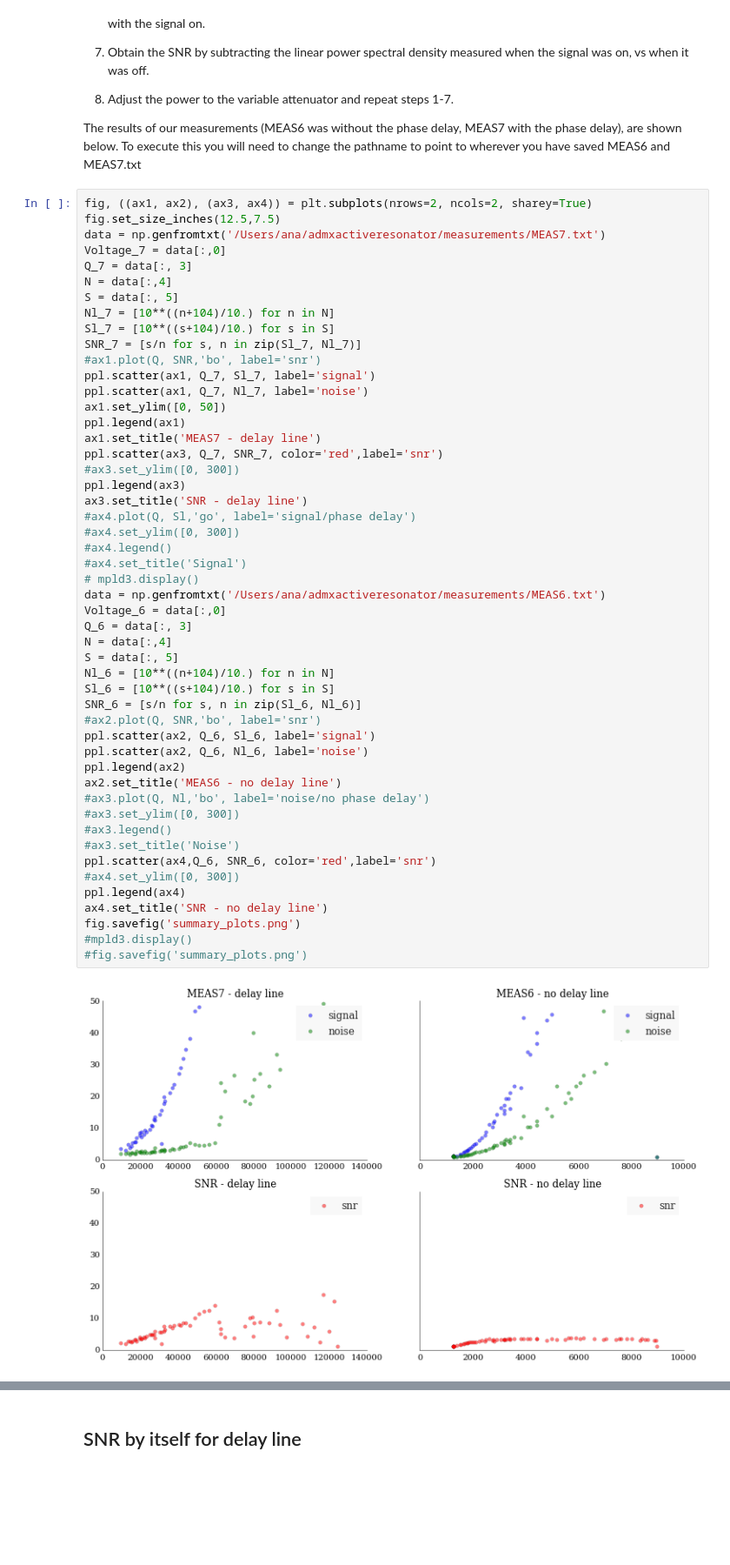
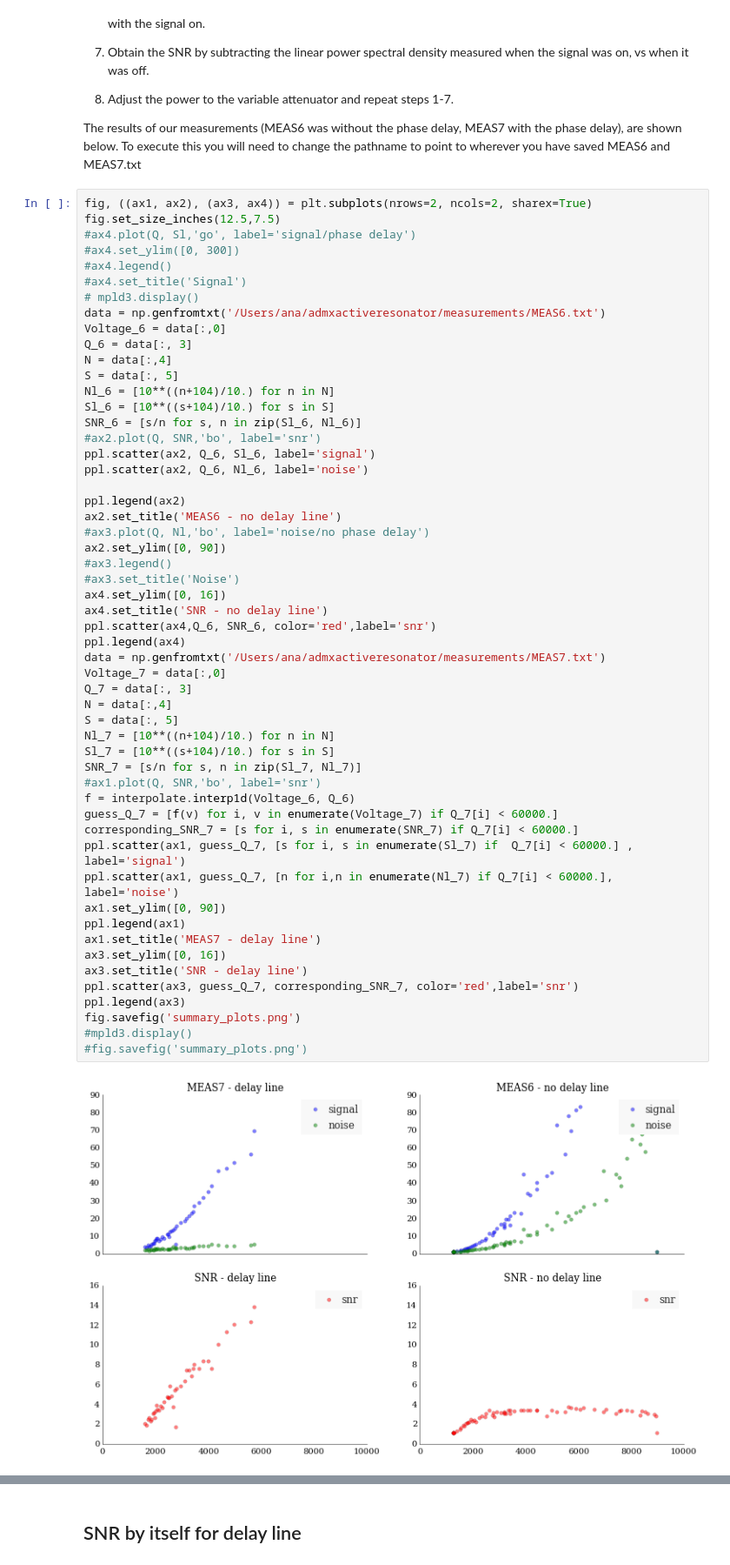
Before and after one commit to atmalagon/activeresonator, a Jupyter notebook: ipython_notebooks/Active_Resonator_Calculations.ipynb, the cells around one changed output, grey strips where cells are left out. Shown at 87% size. Cells and saved outputs as stored; diff of their text form; blank space fills up the shorter version.

```diff
--- a/ipython_notebooks/Active_Resonator_Calculations.ipynb
+++ b/ipython_notebooks/Active_Resonator_Calculations.ipynb
@@ -264,54 +264,58 @@ The procedure was as follows:
 
 The results of our measurements (MEAS6 was without the phase delay, MEAS7 with the phase delay), are shown below. To execute this you will need to change the pathname to point to wherever you have saved MEAS6 and MEAS7.txt
 # %%
-fig, ((ax1, ax2), (ax3, ax4)) = plt.subplots(nrows=2, ncols=2, sharey=True)
+fig, ((ax1, ax2), (ax3, ax4)) = plt.subplots(nrows=2, ncols=2, sharex=True)
 fig.set_size_inches(12.5,7.5)
-data = np.genfromtxt('/Users/ana/admxactiveresonator/measurements/MEAS7.txt')
-Voltage_7 = data[:,0]
-Q_7 = data[:, 3]
-N = data[:,4]
-S = data[:, 5]
-Nl_7 = [10**((n+104)/10.) for n in N]
-Sl_7 = [10**((s+104)/10.) for s in S]
-SNR_7 = [s/n for s, n in zip(Sl_7, Nl_7)]
-#ax1.plot(Q, SNR,'bo', label='snr')
-ppl.scatter(ax1, Q_7, Sl_7, label='signal')
-ppl.scatter(ax1, Q_7, Nl_7, label='noise')
-ax1.set_ylim([0, 50])
-ppl.legend(ax1)
-ax1.set_title('MEAS7 - delay line')
-ppl.scatter(ax3, Q_7, SNR_7, color='red',label='snr')
-#ax3.set_ylim([0, 300])
-ppl.legend(ax3)
-ax3.set_title('SNR - delay line')
 #ax4.plot(Q, Sl,'go', label='signal/phase delay')
 #ax4.set_ylim([0, 300])
 #ax4.legend()
 #ax4.set_title('Signal')
 # mpld3.display()
 data = np.genfromtxt('/Users/ana/admxactiveresonator/measurements/MEAS6.txt')
 Voltage_6 = data[:,0]
 Q_6 = data[:, 3]
 N = data[:,4]
 S = data[:, 5]
 Nl_6 = [10**((n+104)/10.) for n in N]
 Sl_6 = [10**((s+104)/10.) for s in S]
 SNR_6 = [s/n for s, n in zip(Sl_6, Nl_6)]
 #ax2.plot(Q, SNR,'bo', label='snr')
 ppl.scatter(ax2, Q_6, Sl_6, label='signal')
 ppl.scatter(ax2, Q_6, Nl_6, label='noise')
+
 ppl.legend(ax2)
 ax2.set_title('MEAS6 - no delay line')
 #ax3.plot(Q, Nl,'bo', label='noise/no phase delay')
-#ax3.set_ylim([0, 300])
+ax2.set_ylim([0, 90])
 #ax3.legend()
 #ax3.set_title('Noise')
+ax4.set_ylim([0, 16])
+ax4.set_title('SNR - no delay line')
 ppl.scatter(ax4,Q_6, SNR_6, color='red',label='snr')
-#ax4.set_ylim([0, 300])
 ppl.legend(ax4)
-ax4.set_title('SNR - no delay line')
+data = np.genfromtxt('/Users/ana/admxactiveresonator/measurements/MEAS7.txt')
+Voltage_7 = data[:,0]
+Q_7 = data[:, 3]
+N = data[:,4]
+S = data[:, 5]
+Nl_7 = [10**((n+104)/10.) for n in N]
+Sl_7 = [10**((s+104)/10.) for s in S]
+SNR_7 = [s/n for s, n in zip(Sl_7, Nl_7)]
+#ax1.plot(Q, SNR,'bo', label='snr')
+f = interpolate.interp1d(Voltage_6, Q_6)
+guess_Q_7 = [f(v) for i, v in enumerate(Voltage_7) if Q_7[i] < 60000.]
+corresponding_SNR_7 = [s for i, s in enumerate(SNR_7) if Q_7[i] < 60000.]
+ppl.scatter(ax1, guess_Q_7, [s for i, s in enumerate(Sl_7) if  Q_7[i] < 60000.] , label='signal')
+ppl.scatter(ax1, guess_Q_7, [n for i,n in enumerate(Nl_7) if Q_7[i] < 60000.], label='noise')
+ax1.set_ylim([0, 90])
+ppl.legend(ax1)
+ax1.set_title('MEAS7 - delay line')
+ax3.set_ylim([0, 16])
+ax3.set_title('SNR - delay line')
+ppl.scatter(ax3, guess_Q_7, corresponding_SNR_7, color='red',label='snr')
+ppl.legend(ax3)
 fig.savefig('summary_plots.png')
 #mpld3.display()
 #fig.savefig('summary_plots.png')
 # %% [output]
-[figure, old version]
+[figure, new version]
```
Also changed, not shown: parts of 3 cells of this notebook, 25 other files.
